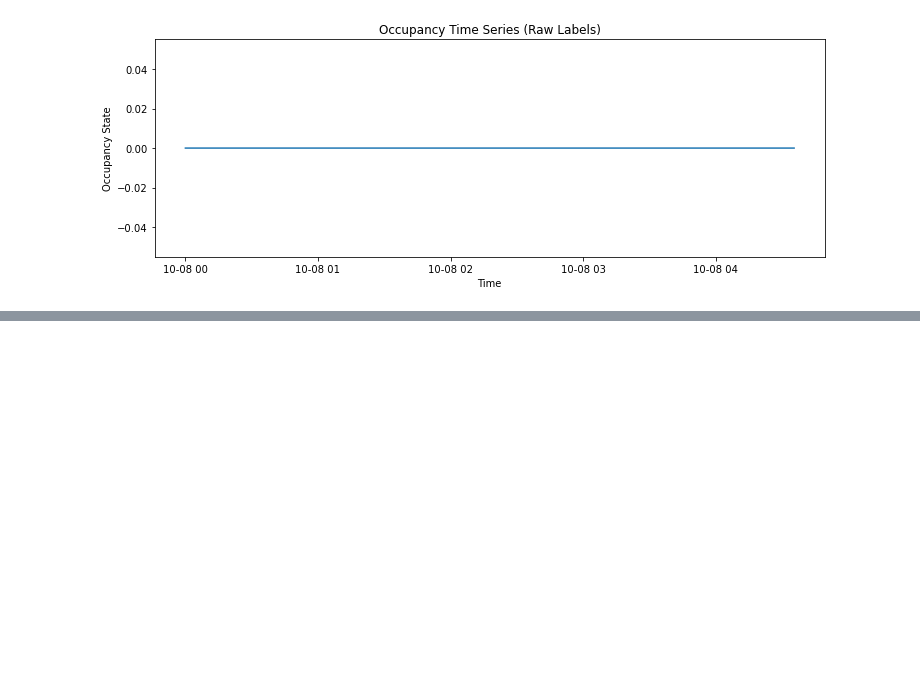
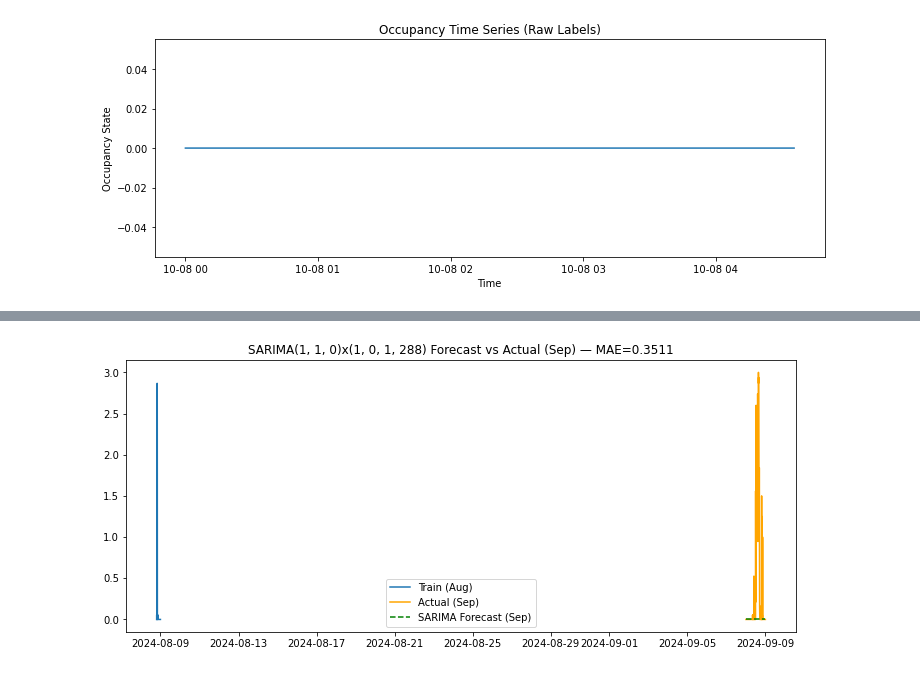
Before and after one commit to Grace-5507/Office-Occupancy-Prediction, a Jupyter notebook: PIRvision_FoG_presence_detection.ipynb, the cells around one changed output, grey strips where cells are left out. Saved outputs shown, nothing was run; the diff lists cells and outputs as text; code cells hidden in the pictures; blank space fills up the shorter version.

Commit message:
SARIMA

```diff
--- a/PIRvision_FoG_presence_detection.ipynb
+++ b/PIRvision_FoG_presence_detection.ipynb
@@ -917,0 +898,98 @@ Naive MAE: 0.0
+# %%
+# Required imports
+import warnings
+warnings.filterwarnings("ignore")
+from statsmodels.tsa.statespace.sarimax import SARIMAX
+
+
+# --- Assumes occ_aug_ffill, occ_sep_ffill, occ_oct_ffill exist (5-min resampled series) ---
+train = occ_aug  # Aug (train)
+test  = occ_sep   # Sep (test)
+oct_day = occ_oct # Oct (stress test)
+
+# seasonal period: 5-min bins * 288 = 1 day
+s = 288
+
+# Candidate SARIMA models -- keep them small because of limited data
+candidates = [
+    # (order, seasonal_order)
+    ((1,1,0), (1,0,1,s)),
+    ((1,1,0), (0,0,1,s)),
+    ((0,1,1), (1,0,1,s)),
+    ((1,1,1), (1,0,1,s)),
+    ((2,1,0), (1,0,0,s)),
+]
+
+results = []
+fits = {}
+
+for order, seas in candidates:
+    try:
+        print(f"Fitting SARIMA{order} x {seas} ...")
+        mod = SARIMAX(train, order=order, seasonal_order=seas,
+                      enforce_stationarity=False, enforce_invertibility=False)
+        res = mod.fit(disp=False, maxiter=200)
+
+        # Forecast same length as test
+        fc_test = res.forecast(steps=len(test))
+        mae = mean_absolute_error(test, fc_test)
+        results.append({
+            "order": order,
+            "seasonal_order": seas,
+            "aic": res.aic,
+            "bic": res.bic,
+            "mae": mae
+        })
+        fits[(order, seas)] = res
+        print(f"  done: AIC={res.aic:.2f}, BIC={res.bic:.2f}, MAE={mae:.4f}")
+    except Exception as e:
+        print("  failed:", e)
+
+res_df = pd.DataFrame(results).sort_values("mae")
+print("\nSummary (sorted by MAE):")
+print(res_df)
+
+# If none fitted, stop
+if res_df.shape[0] == 0:
+    raise SystemExit("No SARIMA model fitted successfully.")
+
+# Choose best by MAE (or inspect AIC/BIC)
+best_row = res_df.iloc[0]
+best_order = tuple(best_row["order"])
+best_seasonal = tuple(best_row["seasonal_order"])
+best_fit = fits[(best_order, best_seasonal)]
+
+print("\nBest model by MAE:", best_order, best_seasonal)
+print(best_fit.summary())
+
+# Forecast vs actual (Sep)
+fc = best_fit.forecast(steps=len(test))
+
+plt.figure(figsize=(12,5))
+plt.plot(train.index, train, label="Train (Aug)")
+plt.plot(test.index, test, label="Actual (Sep)", color="orange")
+plt.plot(test.index, fc, label="SARIMA Forecast (Sep)", color="green", linestyle="--")
+plt.legend()
+plt.title(f"SARIMA{best_order}x{best_seasonal} Forecast vs Actual (Sep) — MAE={best_row['mae']:.4f}")
+plt.show()
+
+# Residual diagnostics
+resid = best_fit.resid
+plt.figure(figsize=(12,3)); plt.plot(resid); plt.title("Residuals"); plt.show()
+plot_acf(resid, lags=40); plt.show()
+
+from statsmodels.stats.diagnostic import acorr_ljungbox
+print("Ljung-Box (resid):")
+print(acorr_ljungbox(resid, lags=[10,15,20], return_df=True))
+
+# Stress-test: forecast into Oct
+fc_oct = best_fit.forecast(steps=len(oct_day))
+mae_oct = mean_absolute_error(oct_day, fc_oct)
+print(f"MAE on Oct (stress test): {mae_oct:.4f}")
+
+plt.figure(figsize=(12,4))
+plt.plot(oct_day.index, oct_day, label="Actual (Oct)", color="orange")
+plt.plot(oct_day.index, fc_oct, label="SARIMA Forecast (Oct)", color="red", linestyle="--")
+plt.legend(); plt.title(f"Forecast into Oct — MAE={mae_oct:.4f}")
+plt.show()
+# %% [output]
@@ -917,0 +1013 @@ Naive MAE: 0.0
+[figure, added]
```
Also changed, not shown: parts of 56 cells of this notebook.
